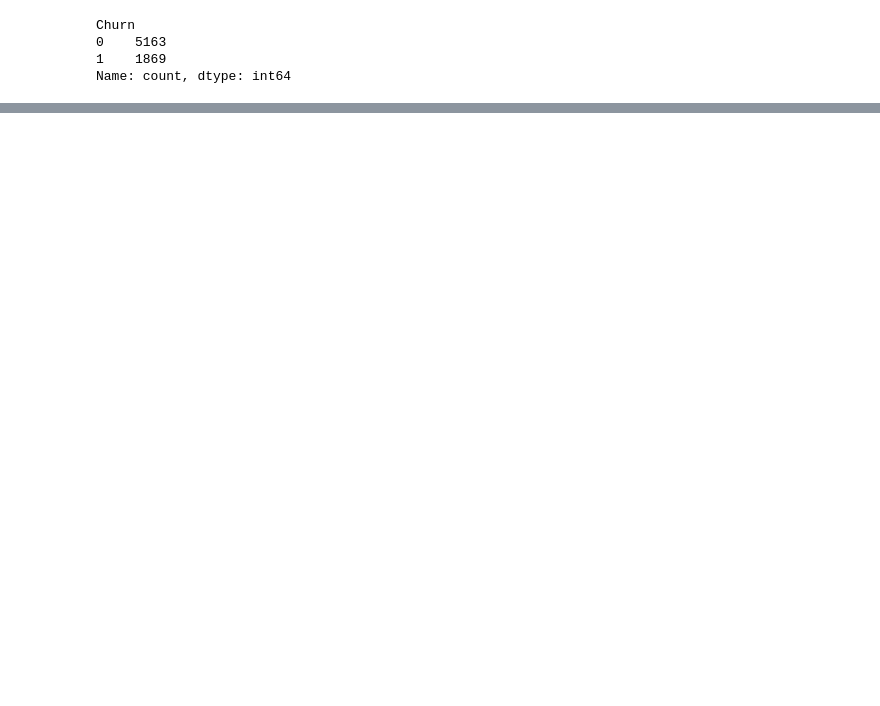
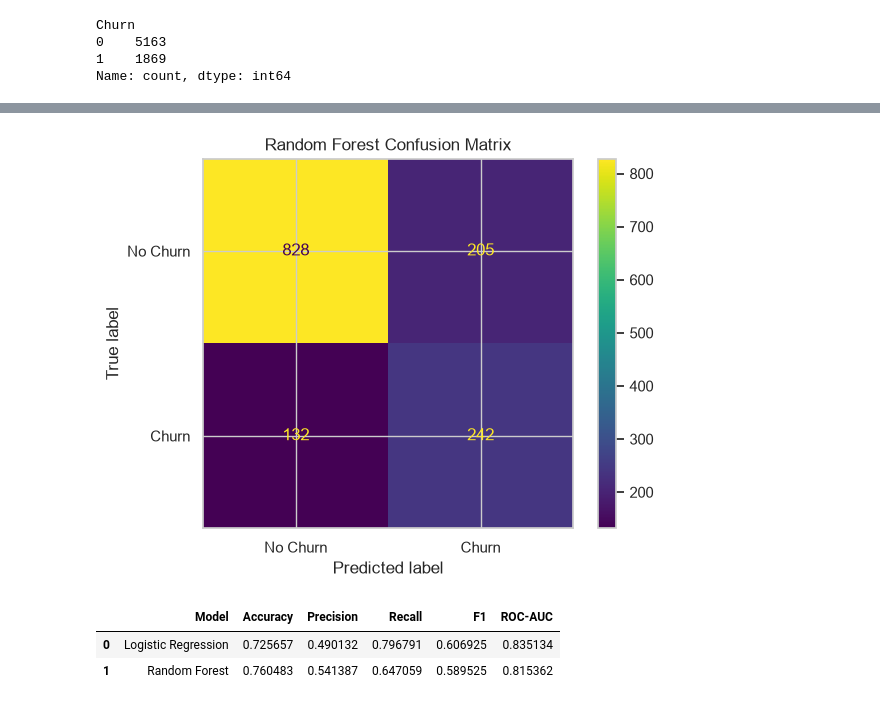
Before and after one commit to Romisha08/Customer_churn, a Jupyter notebook: notebooks/customer_churn.ipynb, the cells around one changed output, grey strips where cells are left out. Drawn from its saved outputs; the diff is of its cells as text; code cells hidden in the pictures; blank space fills up the shorter version.

```diff
--- a/notebooks/customer_churn.ipynb
+++ b/notebooks/customer_churn.ipynb
@@ -444,0 +601,14 @@ X_train, X_test, y_train, y_test = train_test_split(
+# %%
+rf_model = Pipeline(
+    steps=[
+        ("preprocessor", preprocessor),
+        ("classifier", RandomForestClassifier(
+            n_estimators=300,
+            class_weight="balanced",
+            random_state=42,
+            n_jobs=-1
+        ))
+    ]
+)
+# %%
+rf_model.fit(X_train, y_train)
@@ -444,0 +633,2 @@ X_train, X_test, y_train, y_test = train_test_split(
+# %%
+rf_predictions = rf_model.predict(X_test)
@@ -444,0 +664,27 @@ X_train, X_test, y_train, y_test = train_test_split(
+# %%
+cm = confusion_matrix(
+    y_test,
+    rf_predictions
+)
+
+disp = ConfusionMatrixDisplay(
+    confusion_matrix=cm,
+    display_labels=["No Churn", "Churn"]
+)
+
+disp.plot()
+
+plt.title("Random Forest Confusion Matrix")
+
+plt.show()
+# %% [output]
+[figure, added]
+# %%
+results = pd.DataFrame(
+    [logistic_results, rf_results]
+)
+results
+# %% [output]
+|  | Model | Accuracy | Precision | Recall | F1 | ROC-AUC |
+| 0 | Logistic Regression | 0.725657 | 0.490132 | 0.796791 | 0.606925 | 0.835134 |
+| 1 | Random Forest | 0.760483 | 0.541387 | 0.647059 | 0.589525 | 0.815362 |
```
Also changed, not shown: parts of 58 cells of this notebook, 7 other files.
